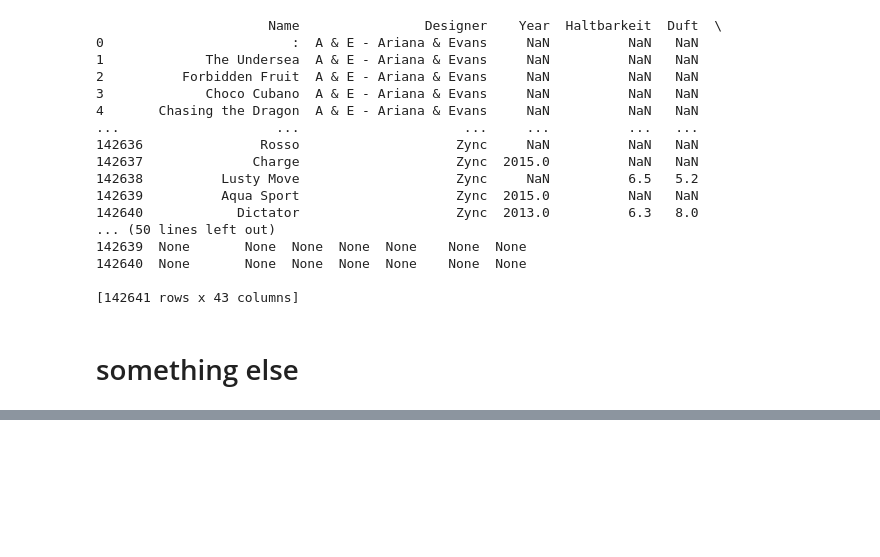
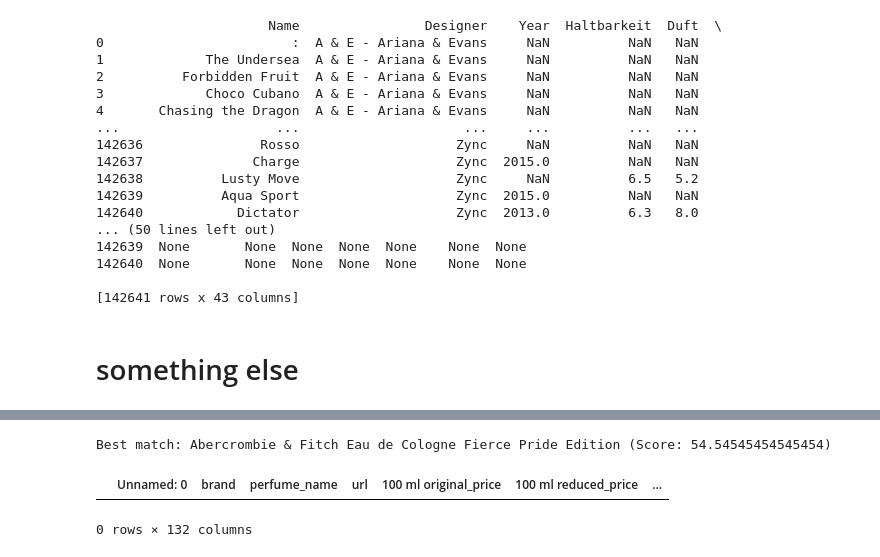
Before and after one commit to hamza1av/Parfumo, a Jupyter notebook: Spielwiese.ipynb, the cells around one changed output, grey strips where cells are left out. Drawn from its saved outputs; the diff is of its cells as text; code cells hidden in the pictures; blank space fills up the shorter version.

```diff
--- a/Spielwiese.ipynb
+++ b/Spielwiese.ipynb
@@ -322,0 +149,19 @@ dict = {"name": "Born In Roma Donna Extradose",
+# %%
+df_douglas = pd.read_csv('data/douglas_prices_df.csv')
+# %%
+from rapidfuzz import process, fuzz
+
+# Target string
+target_perfume = "Remix Cologne Anniversary Edition"
+
+# Get the best match from df_douglas['perfume_name']
+best_match, score, _ = process.extractOne(target_perfume, df_douglas['perfume_name'], scorer=fuzz.ratio)
+
+print(f"Best match: {best_match} (Score: {score})")
+# %% [output]
+Best match: Abercrombie & Fitch Eau de Cologne Fierce Pride Edition (Score: 54.54545454545454)
+# %%
+df_douglas[(df_douglas['brand'] == '4711') & (df_douglas['perfume_name'] == 'Remix Cologne Anniversary Edition')]
+# %% [output]
+|  | Unnamed: 0 | brand | perfume_name | url | 100 ml original_price | 100 ml reduced_price | ... |
+0 rows × 132 columns
```
Also changed, not shown: parts of 21 cells of this notebook.
